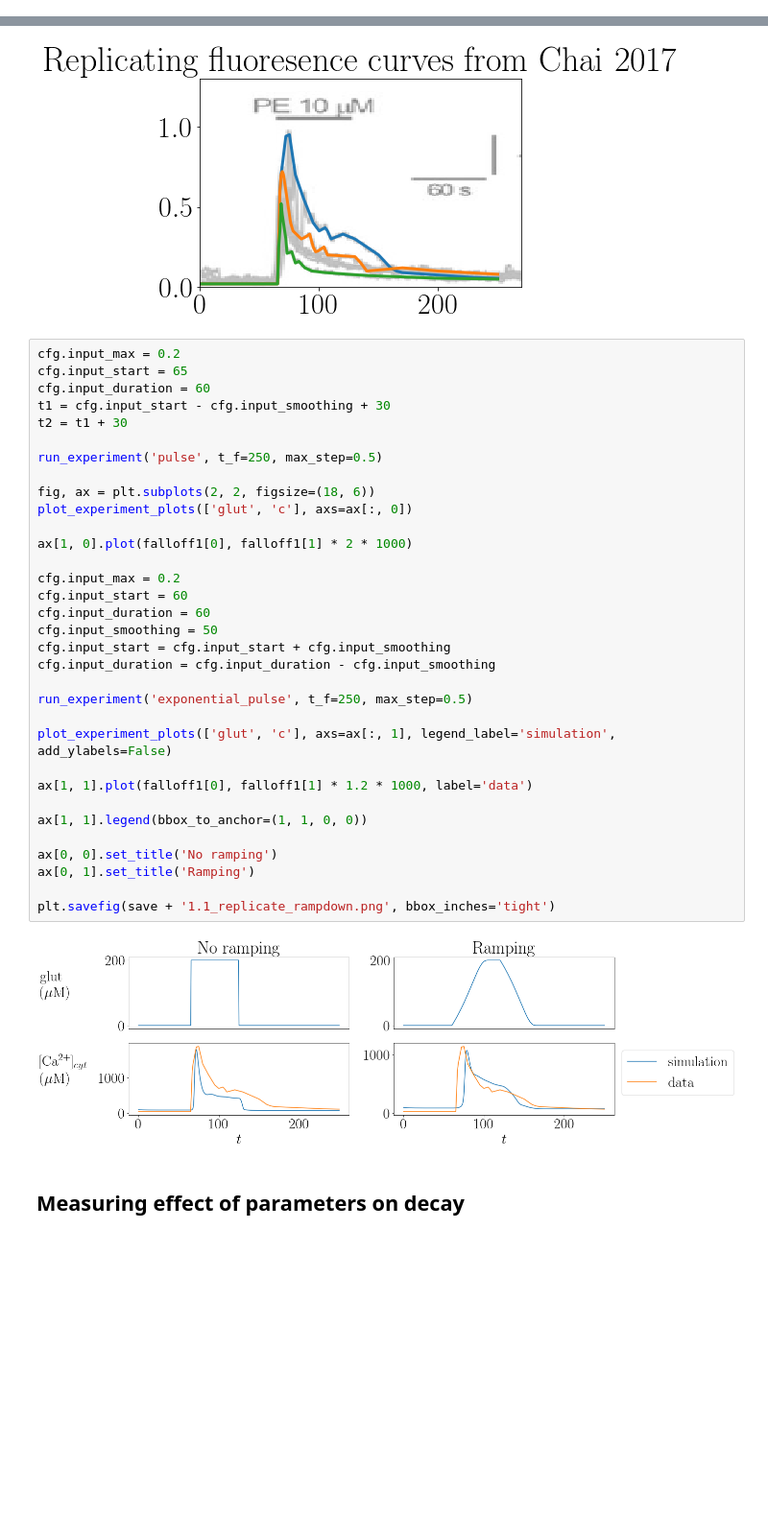
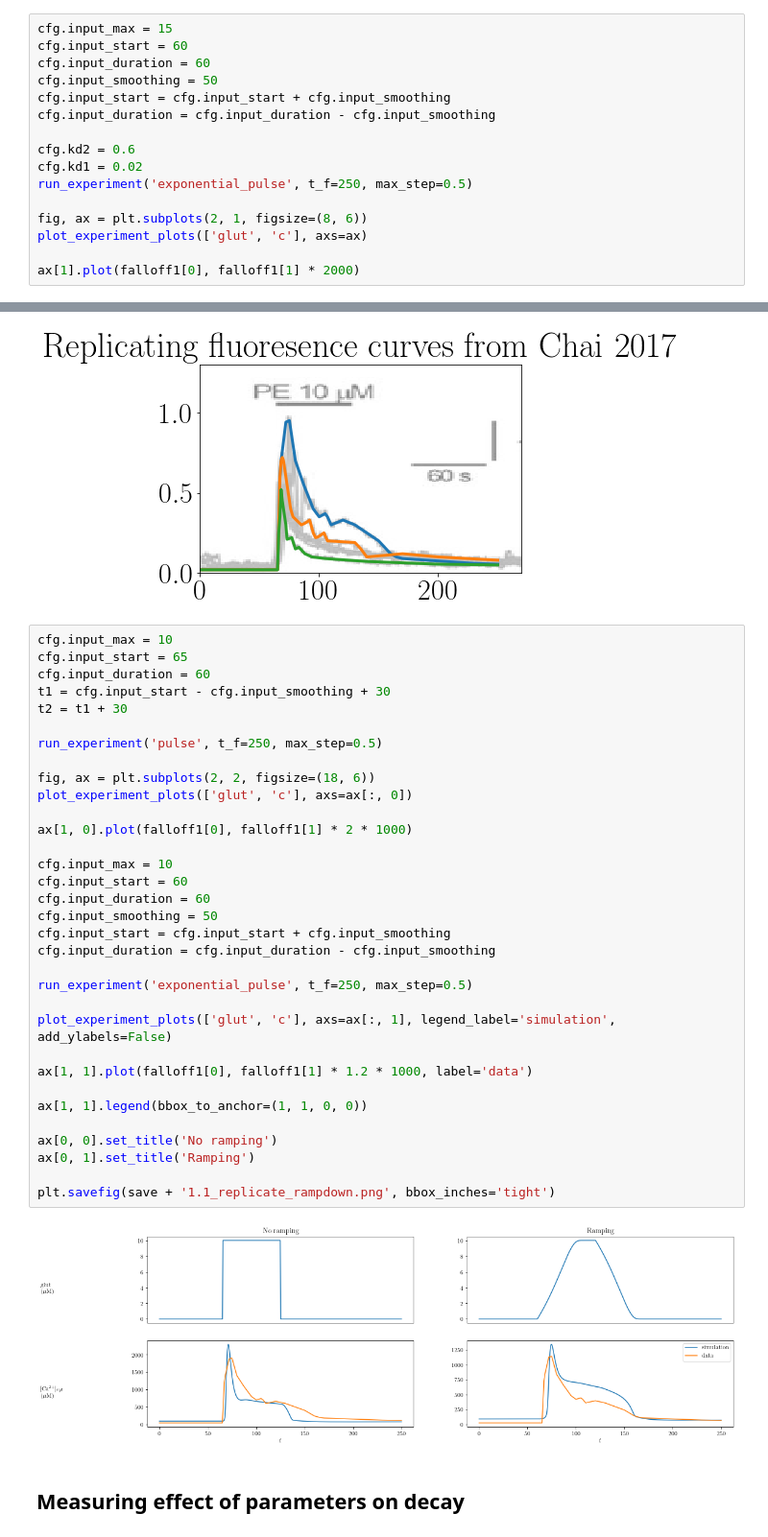
Before and after one commit to liuandrew/epilepsy_astrocytes2, a Jupyter notebook: Python/ca_falloffs.ipynb, the cells around one changed output, grey strips where cells are left out. Shown at 96% size. Saved outputs shown, nothing was run; the diff lists cells and outputs as text; blank space fills up the shorter version.

Commit message:
New functions added to .py files and new jupyter notebooks for cleaned versions leading to write up. paper_plots2, spritz2, ca_falloffs2, ca_classification3

```diff
--- a/Python/ca_falloffs.ipynb
+++ b/Python/ca_falloffs.ipynb
@@ -203,0 +204,16 @@ ax[1].plot(falloff1[0], falloff1[1] * 2)
+# %%
+cfg.input_max = 15
+cfg.input_start = 60
+cfg.input_duration = 60
+cfg.input_smoothing = 50
+cfg.input_start = cfg.input_start + cfg.input_smoothing
+cfg.input_duration = cfg.input_duration - cfg.input_smoothing
+
+cfg.kd2 = 0.6
+cfg.kd1 = 0.02
+run_experiment('exponential_pulse', t_f=250, max_step=0.5)
+
+fig, ax = plt.subplots(2, 1, figsize=(8, 6))
+plot_experiment_plots(['glut', 'c'], axs=ax)
+
+ax[1].plot(falloff1[0], falloff1[1] * 2000)
@@ -252,40 +271,40 @@ plt.plot(falloff3[0], falloff3[1], linewidth=3)
 [<matplotlib.lines.Line2D at 0x...>]
 [figure]
 # %%
-cfg.input_max = 0.2
+cfg.input_max = 10
 cfg.input_start = 65
 cfg.input_duration = 60
 t1 = cfg.input_start - cfg.input_smoothing + 30
 t2 = t1 + 30
 
 run_experiment('pulse', t_f=250, max_step=0.5)
 
 fig, ax = plt.subplots(2, 2, figsize=(18, 6))
 plot_experiment_plots(['glut', 'c'], axs=ax[:, 0])
 
 ax[1, 0].plot(falloff1[0], falloff1[1] * 2 * 1000)
 
-cfg.input_max = 0.2
+cfg.input_max = 10
 cfg.input_start = 60
 cfg.input_duration = 60
 cfg.input_smoothing = 50
 cfg.input_start = cfg.input_start + cfg.input_smoothing
 cfg.input_duration = cfg.input_duration - cfg.input_smoothing
 
 run_experiment('exponential_pulse', t_f=250, max_step=0.5)
 
 plot_experiment_plots(['glut', 'c'], axs=ax[:, 1], legend_label='simulation', add_ylabels=False)
 
 ax[1, 1].plot(falloff1[0], falloff1[1] * 1.2 * 1000, label='data')
 
 ax[1, 1].legend(bbox_to_anchor=(1, 1, 0, 0))
 
 ax[0, 0].set_title('No ramping')
 ax[0, 1].set_title('Ramping')
 
 plt.savefig(save + '1.1_replicate_rampdown.png', bbox_inches='tight')
 # %% [output]
-[figure, old version]
+[figure, new version]
 # %% [markdown]
 ## Measuring effect of parameters on decay
 # %% [markdown]
```
Also changed, not shown: parts of 30 cells of this notebook, 53 other files.
